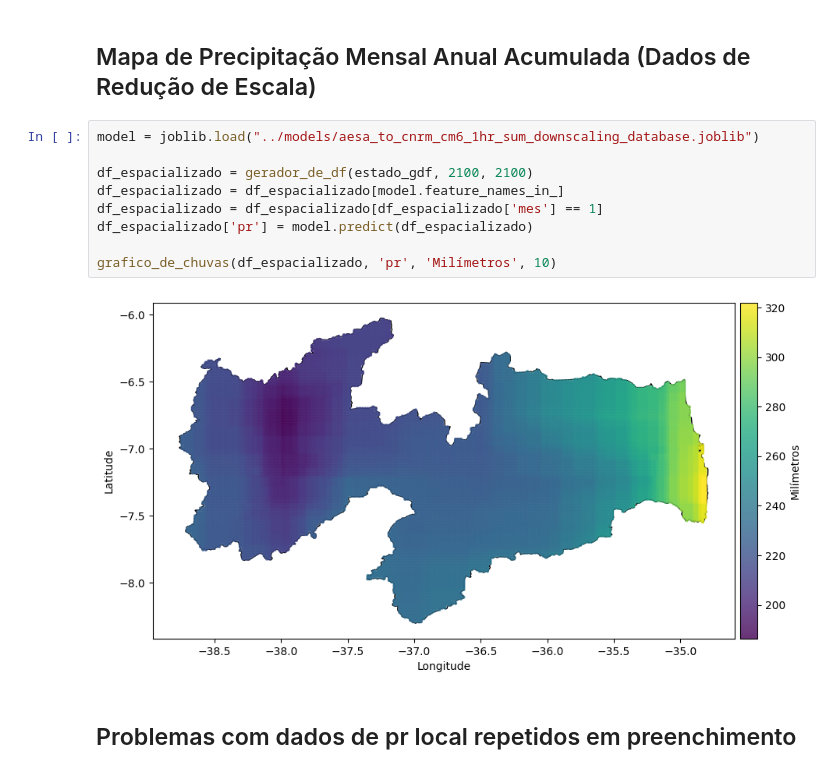
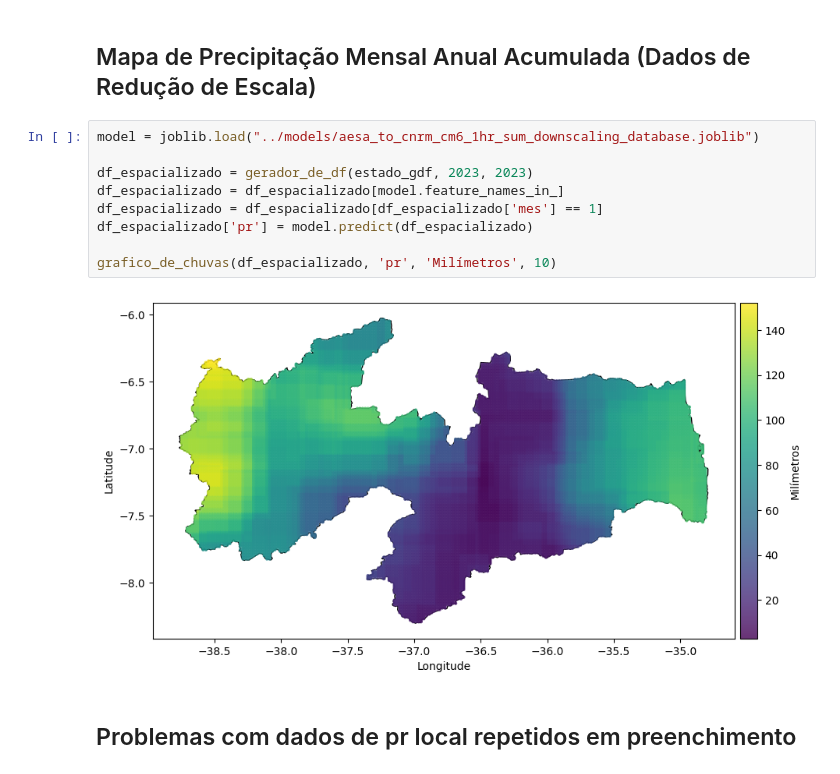
Before and after one commit to alexandre11aa/rainscale, a Jupyter notebook: case_study/notebooks/5_charts.ipynb, the cells around one changed output. Drawn from its saved outputs; the diff is of its cells as text.

```diff
--- a/case_study/notebooks/5_charts.ipynb
+++ b/case_study/notebooks/5_charts.ipynb
@@ -109,14 +109,14 @@ grafico_de_chuvas(df_cmip6_sum, 'pr', 'kg m-2 s-1', 2900, 'quadrado')
 # %%
 model = joblib.load("../models/aesa_to_cnrm_cm6_1hr_sum_downscaling_database.joblib")
 
-df_espacializado = gerador_de_df(estado_gdf, 2100, 2100)
+df_espacializado = gerador_de_df(estado_gdf, 2023, 2023)
 df_espacializado = df_espacializado[model.feature_names_in_]
 df_espacializado = df_espacializado[df_espacializado['mes'] == 1]
 df_espacializado['pr'] = model.predict(df_espacializado)
 
 grafico_de_chuvas(df_espacializado, 'pr', 'Milímetros', 10)
 # %% [output]
-[figure, old version]
+[figure, new version]
 # %% [markdown]
 ## Problemas com dados de pr local repetidos em preenchimento
 # %%
```
Also changed, not shown: parts of 1 cell of this notebook, 11 other files.
